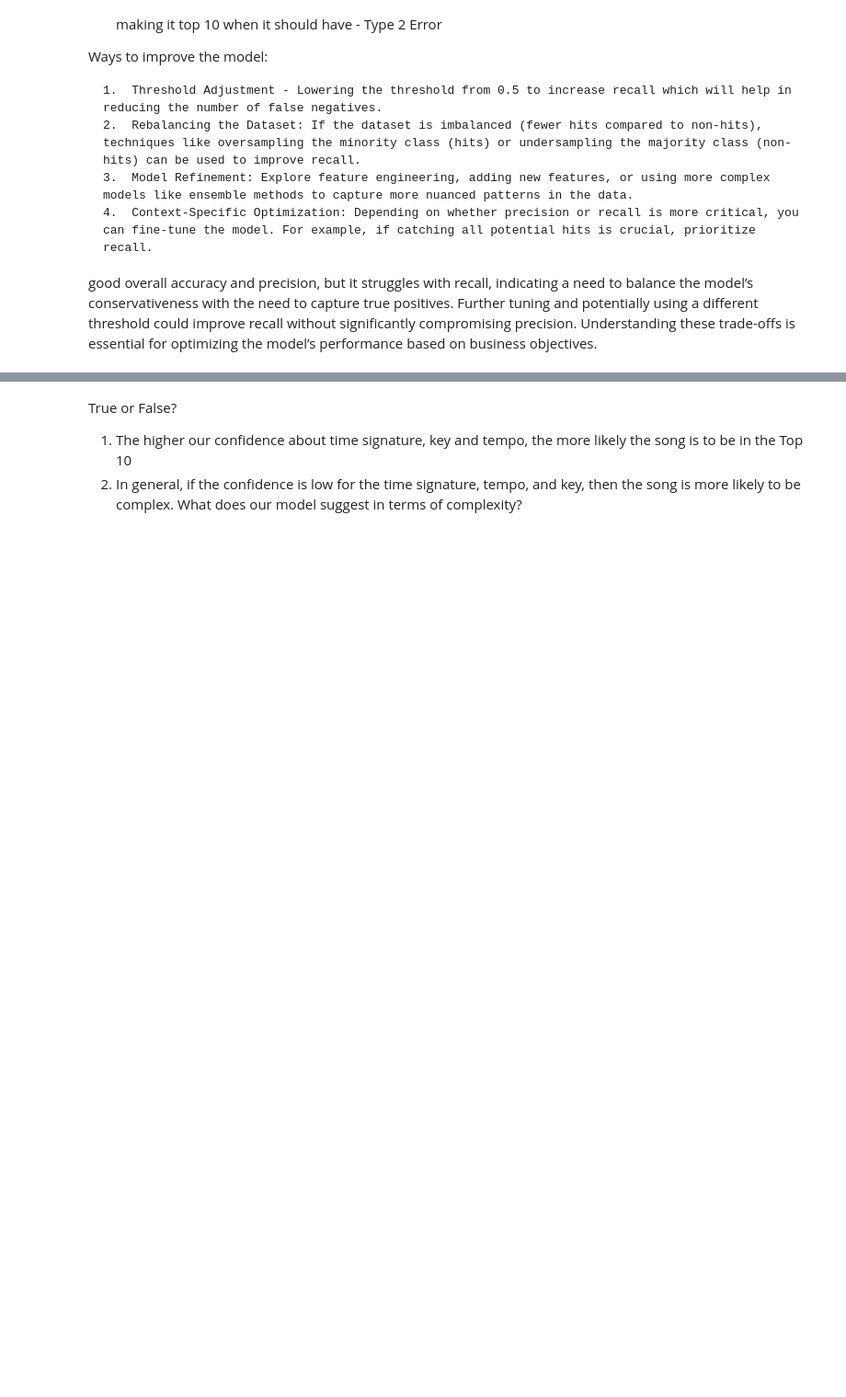
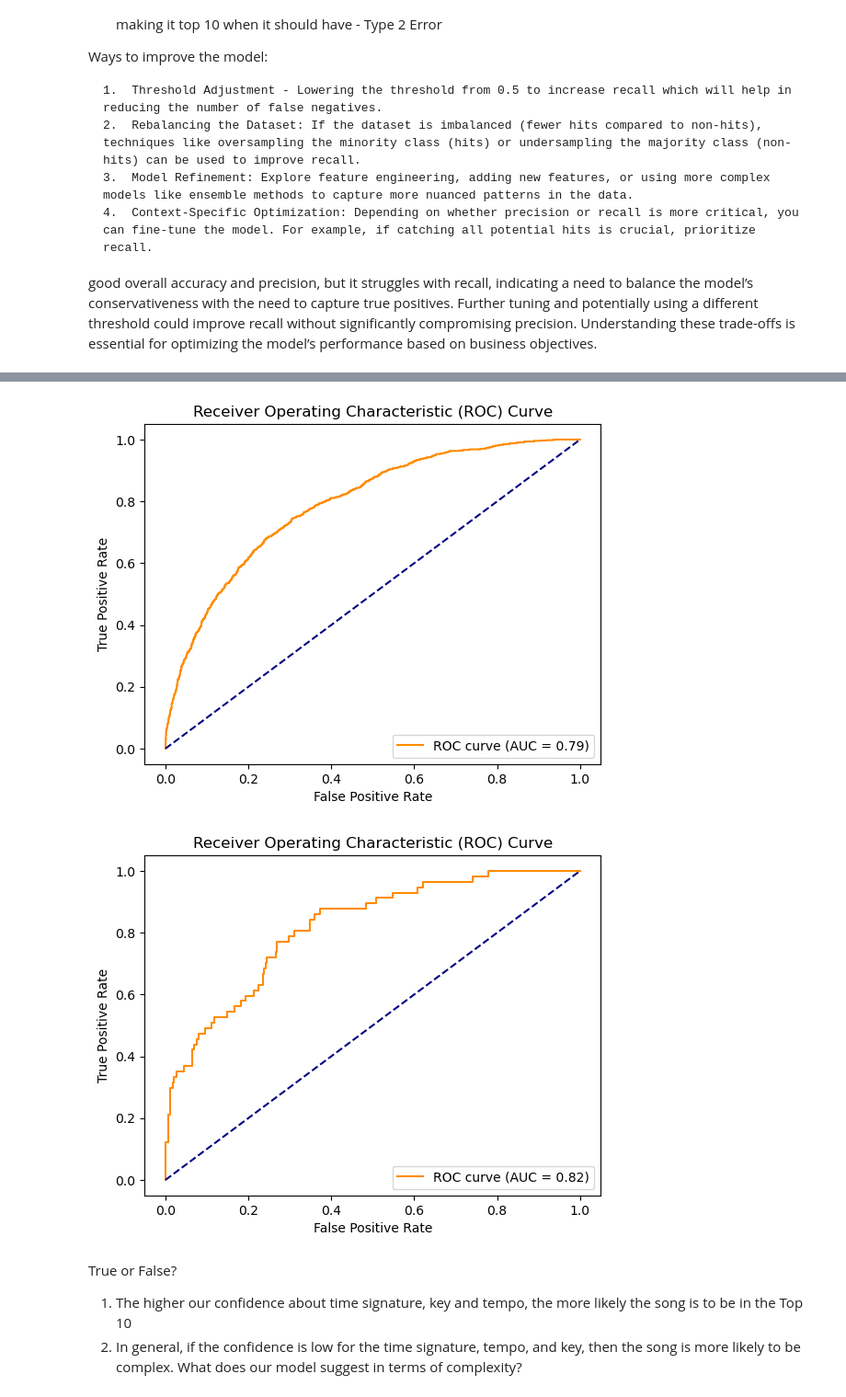
Before and after one commit to rameloa/School, a Jupyter notebook: 867Predictive Modeling/Assignments/A2/A2_code.ipynb, the cells around one changed output, grey strips where cells are left out. Shown at 92% size. Drawn from its saved outputs; the diff is of its cells as text; code cells hidden in the pictures; blank space fills up the shorter version.

```diff
--- a/867Predictive Modeling/Assignments/A2/A2_code.ipynb
+++ b/867Predictive Modeling/Assignments/A2/A2_code.ipynb
@@ -60,6 +281,9 @@ def identify_outliers_iqr(df, column):
 outliers_loudness = identify_outliers_iqr(df, 'loudness')
 outliers_tempo = identify_outliers_iqr(df, 'tempo')
 outliers_pitch = identify_outliers_iqr(df, 'pitch')
+outliers_pitch = identify_outliers_iqr(df, 'energy')
+outliers_pitch = identify_outliers_iqr(df, 'timesignature')
+
 
 # Display the outliers
 print("Outliers in Loudness:")
@@ -401,3 +560,46 @@ good overall accuracy and precision, but it struggles with recall, indicating a
+# %%
+# Generating the ROC curve
+# Predict probabilities of being in the "Top10" category
+y_pred_prob = log_reg.predict_proba(X_train)[:, 1]  # Probability of being in the Top 10
+
+# Set a threshold to decide class labels; e.g., use 0.5 as a typical threshold
+predicted_classes = (y_pred_prob > 0.15).astype(int)  # Using a threshold of 0.5 for binary classification
+
+fpr, tpr, thresholds = roc_curve(y_train, y_pred_prob)
+roc_auc = auc(fpr, tpr)
+
+# Plotting the ROC curve
+plt.figure()
+plt.plot(fpr, tpr, color='darkorange', label='ROC curve (AUC = %0.2f)' % roc_auc)
+plt.plot([0, 1], [0, 1], color='navy', linestyle='--')
+plt.xlabel('False Positive Rate')
+plt.ylabel('True Positive Rate')
+plt.title('Receiver Operating Characteristic (ROC) Curve')
+plt.legend(loc="lower right")
+plt.show()
+
+# Generating the ROC curve
+# Predict probabilities of being in the "Top10" category
+y_pred_prob = log_reg.predict_proba(X_test)[:, 1]  # Probability of being in the Top 10
+
+# Set a threshold to decide class labels; e.g., use 0.5 as a typical threshold
+predicted_classes = (y_pred_prob > 0.15).astype(int)  # Using a threshold of 0.5 for binary classification
+
+fpr, tpr, thresholds = roc_curve(y_test, y_pred_prob)
+roc_auc = auc(fpr, tpr)
+
+# Plotting the ROC curve
+plt.figure()
+plt.plot(fpr, tpr, color='darkorange', label='ROC curve (AUC = %0.2f)' % roc_auc)
+plt.plot([0, 1], [0, 1], color='navy', linestyle='--')
+plt.xlabel('False Positive Rate')
+plt.ylabel('True Positive Rate')
+plt.title('Receiver Operating Characteristic (ROC) Curve')
+plt.legend(loc="lower right")
+plt.show()
+# %% [output]
+[figure, added]
+[figure, added]
 # %%
 # # Splitting data into training and testing sets
 # train_df = df[df['year'] <= 2009]
```
Also changed, not shown: parts of 6 cells of this notebook, 3 other files.
